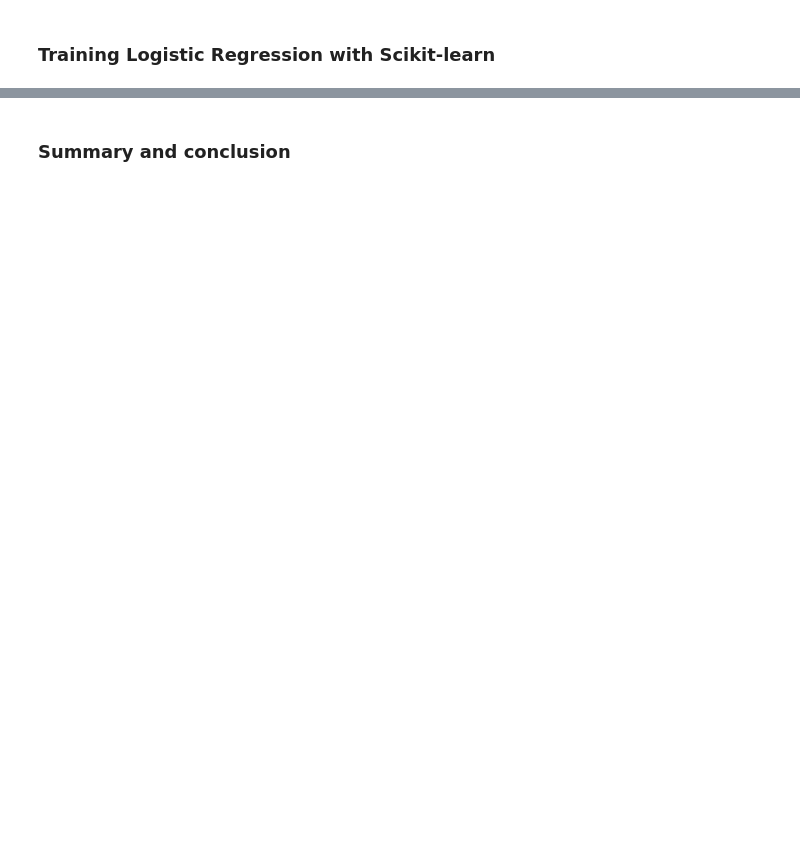
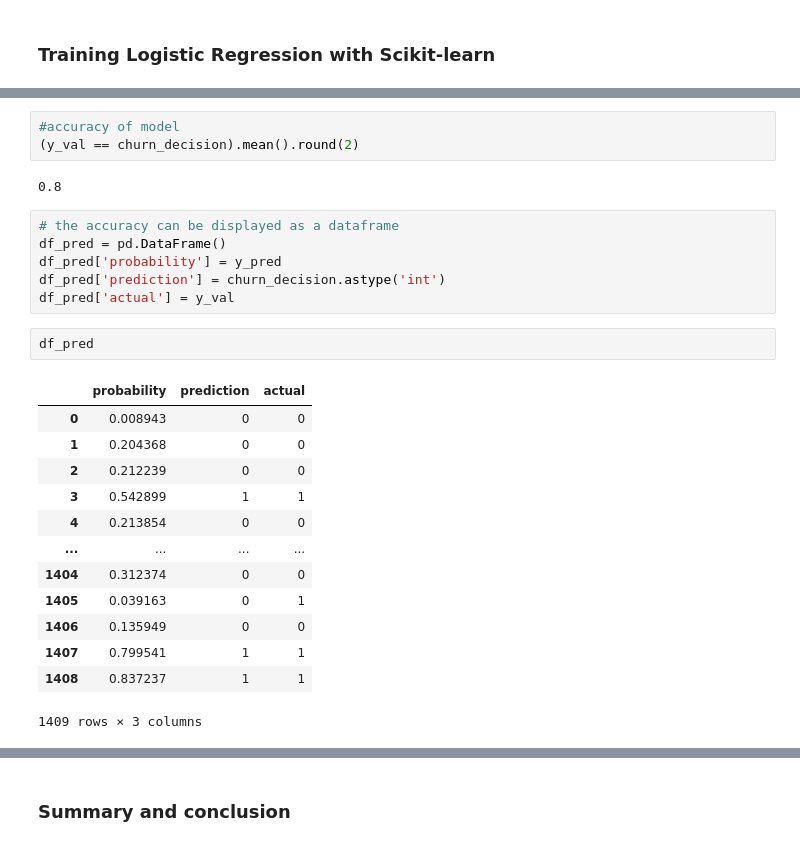
Before and after one commit to sam47-asfaw/ml_zoomcamp, a Jupyter notebook: 03-classification/03-classification.ipynb, the cells around one changed output, grey strips where cells are left out. Cells and saved outputs as stored; diff of their text form; blank space fills up the shorter version.

```diff
--- a/03-classification/03-classification.ipynb
+++ b/03-classification/03-classification.ipynb
@@ -531,0 +649,27 @@ val_dict.fit_transform(val_dict)
+# %%
+#accuracy of model
+(y_val == churn_decision).mean().round(2)
+# %% [output]
+0.8
+# %%
+# the accuracy can be displayed as a dataframe
+df_pred = pd.DataFrame()
+df_pred['probability'] = y_pred
+df_pred['prediction'] = churn_decision.astype('int')
+df_pred['actual'] = y_val
+# %%
+df_pred
+# %% [output]
+|  | probability | prediction | actual |
+| 0 | 0.008943 | 0 | 0 |
+| 1 | 0.204368 | 0 | 0 |
+| 2 | 0.212239 | 0 | 0 |
+| 3 | 0.542899 | 1 | 1 |
+| 4 | 0.213854 | 0 | 0 |
+| ... | ... | ... | ... |
+| 1404 | 0.312374 | 0 | 0 |
+| 1405 | 0.039163 | 0 | 1 |
+| 1406 | 0.135949 | 0 | 0 |
+| 1407 | 0.799541 | 1 | 1 |
+| 1408 | 0.837237 | 1 | 1 |
+1409 rows × 3 columns
```
Also changed, not shown: parts of 25 cells of this notebook, 1 other file.
